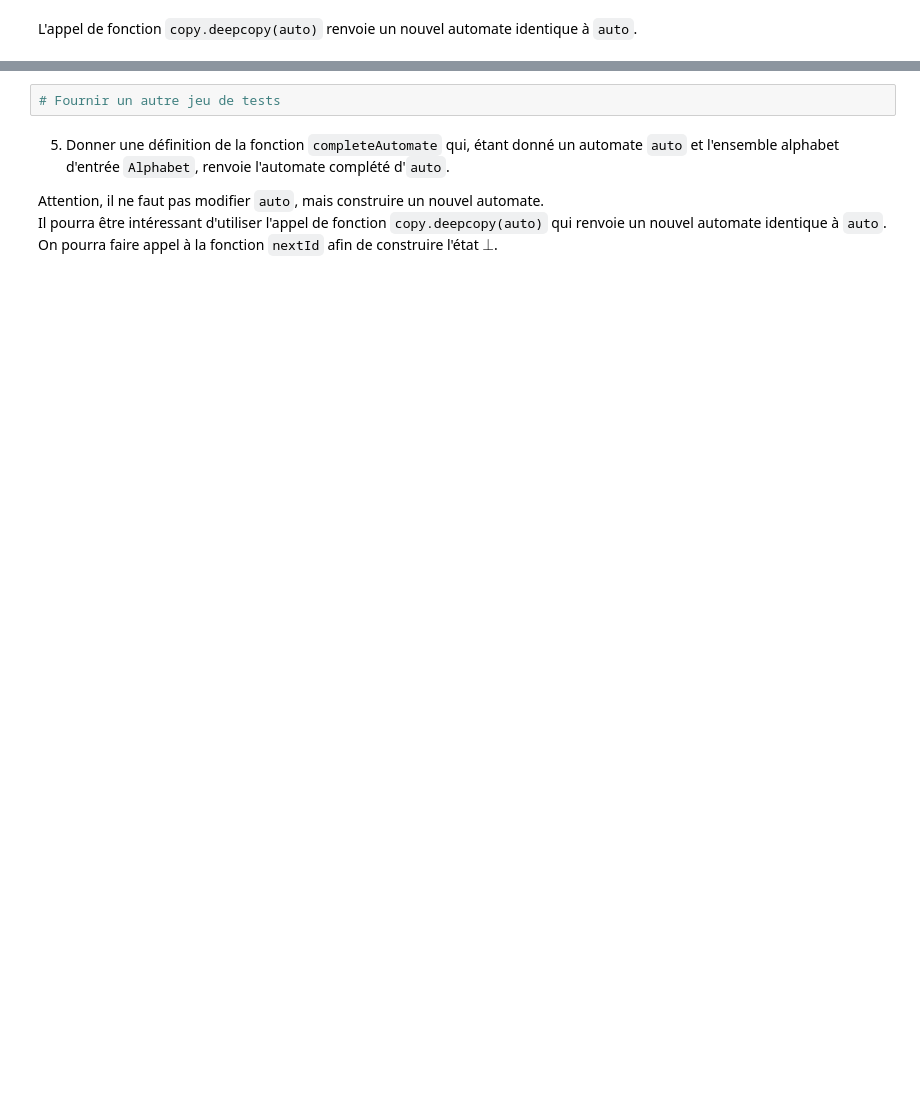
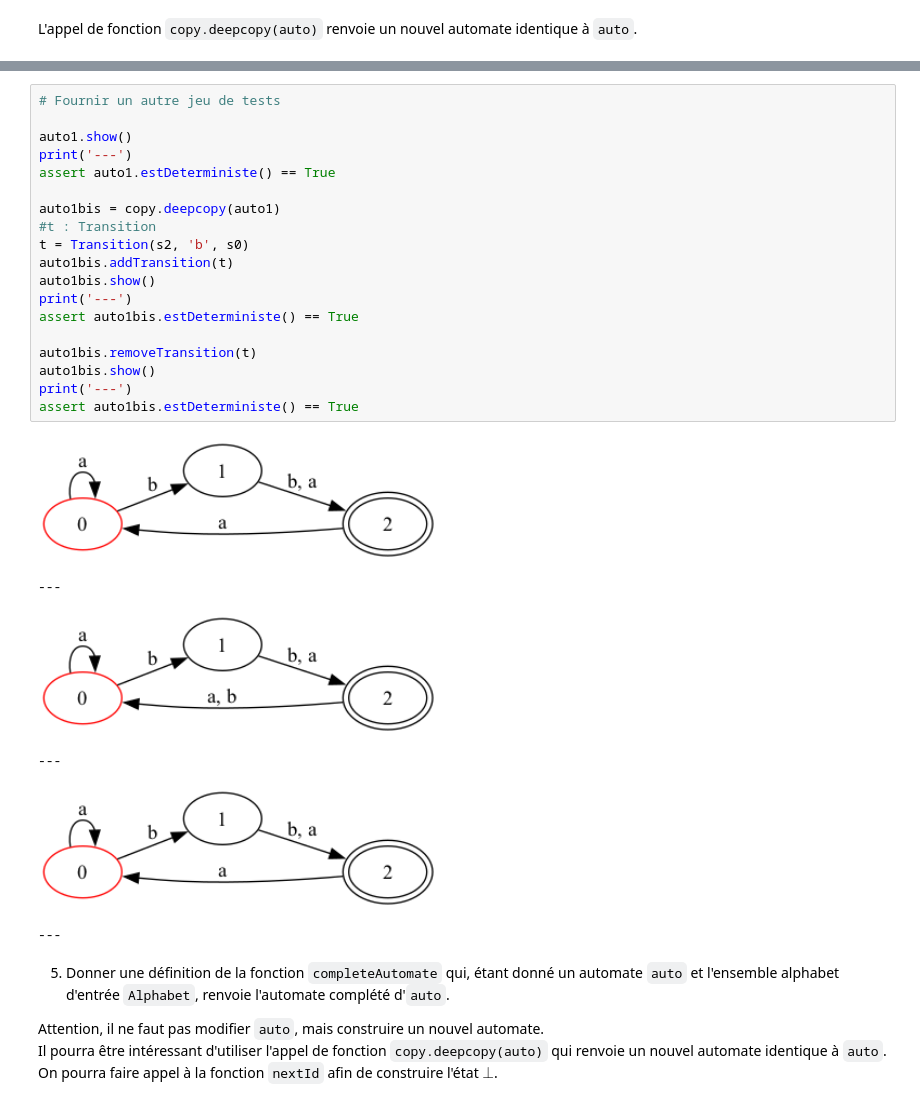
Before and after one commit to userdigitaldevil/automata, a Jupyter notebook: Projet_etudiant.ipynb, the cells around one changed output, grey strips where cells are left out. Cells and saved outputs as stored; diff of their text form; blank space fills up the shorter version.

```diff
--- a/Projet_etudiant.ipynb
+++ b/Projet_etudiant.ipynb
@@ -741,5 +796,29 @@ assert auto1bis.estDeterministe() == True
 # %%
 # Fournir un autre jeu de tests
+
+auto1.show()
+print('---')
+assert auto1.estDeterministe() == True
+
+auto1bis = copy.deepcopy(auto1)
+#t : Transition
+t = Transition(s2, 'b', s0)
+auto1bis.addTransition(t)
+auto1bis.show()
+print('---')
+assert auto1bis.estDeterministe() == True
+
+auto1bis.removeTransition(t)
+auto1bis.show()
+print('---')
+assert auto1bis.estDeterministe() == True
+# %% [output]
+[figure, added]
+---
+[figure, added]
+---
+[figure, added]
+---
 # %% [markdown]
 5. Donner une définition de la fonction `completeAutomate`
 qui, étant donné un automate `auto` et l'ensemble alphabet d'entrée `Alphabet`,
```
Also changed, not shown: parts of 9 cells of this notebook, 2 other files.
